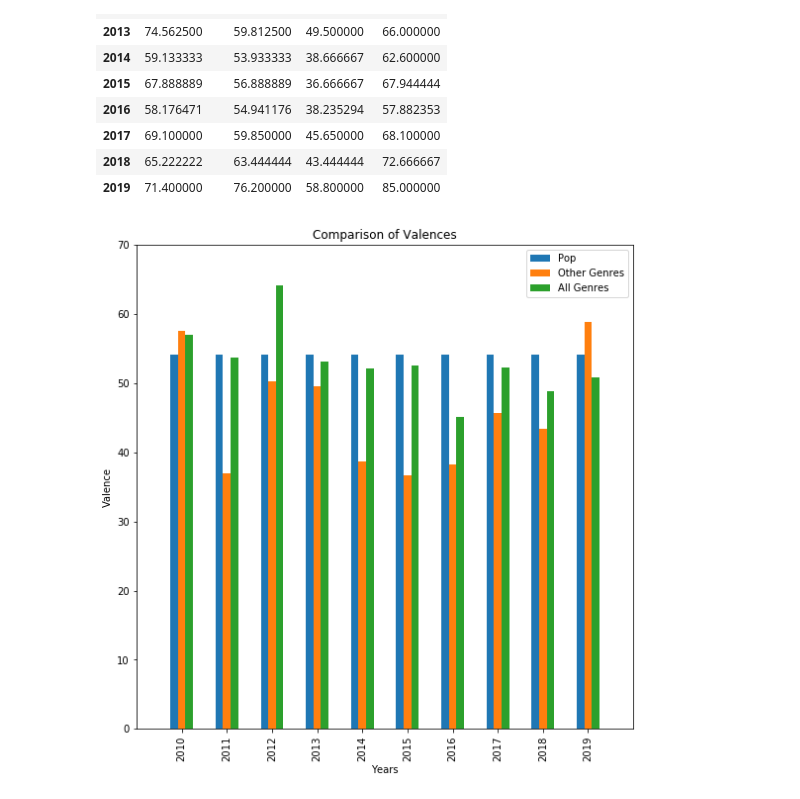
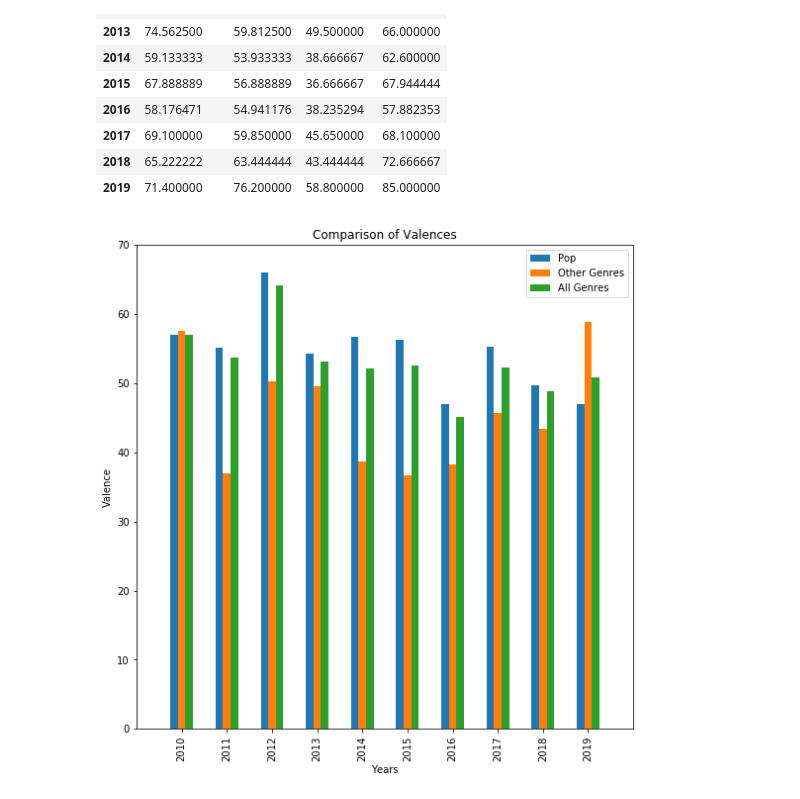
Before and after one commit to Kramer818/Music-Analysis, a Jupyter notebook: Lyndsi_Project1.ipynb, the cells around one changed output. Drawn from its saved outputs; the diff is of its cells as text; code cells hidden in the pictures.

Commit message:
Fixed dataframes to reflect pop averages throughout the years

```diff
--- a/Lyndsi_Project1.ipynb
+++ b/Lyndsi_Project1.ipynb
@@ -50,10 +50,14 @@ music_subset_data_df
 # %%
 #Changed all subgenres of 'pop' to pop
 music_subset_data_df['Top Genre'] = music_subset_data_df['Top Genre'].replace(
-    {"acoustic pop":"pop",
-"art pop":"pop",
-"australian pop":"pop","barbadian pop":"pop","baroque pop":"pop",
-     "canadian pop":"pop","candy pop":"pop","colombian pop":"pop",
-     "dance pop":"pop","danish pop":"pop","electropop":"pop",
-     "folk-pop":"pop","french indie pop":"pop","hip pop":"pop",
-     "indie pop":"pop","moroccan pop":"pop"})
+    {"acoustic pop":"pop","art pop":"pop","australian pop":"pop","barbadian pop":"pop","baroque pop":"pop",
+     "canadian pop":"pop","candy pop":"pop","colombian pop":"pop","dance pop":"pop","danish pop":"pop","electropop":"pop",
+     "folk-pop":"pop","french indie pop":"pop","hip pop":"pop","indie pop":"pop","moroccan pop":"pop",'alaska indie': "other",
+     'alternative r&b': 'r&b', 'atl hip hop': 'hip hop','australian dance': 'other', 'australian hip hop': 'other',
+     'belgian edm': 'other','big room': 'other', 'boy band': 'other', 'british soul': 'other', 'brostep': 'other',
+     'canadian contemporary r&b': 'r&b', 'canadian hip hop': 'hip hop', 'canadian latin': 'other','celtic rock': 'other',
+     'chicago rap': 'other', 'complextro': 'other', 'contemporary country': 'other','detroit hip hop': 'hip hop',
+     'downtempo': 'other', 'edm': 'other', 'electro': 'other', 'electro house': 'other','electronic trap': 'other',
+     'escape room': 'other', 'hip hop': 'hip hop', 'hollywood': 'other', 'house': 'other','irish singer-songwriter': 'other',
+     'latin': 'other', 'metropopolis': 'other', 'neo mellow': 'other','permanent wave': 'other', 'tropical house': 'other'})
+music_subset_data_df
@@ -88,0 +98,7 @@ pop_popularity = genre_indexed.loc["pop", "Popularity"]
+# %%
+just_pop = genre_indexed.drop("hip hop").drop("other").drop("r&b")
+just_pop_df = pd.DataFrame(just_pop)
+just_pop_df_grouped = just_pop_df.groupby('Year')
+just_pop_df_means = just_pop_df_grouped.mean()
+just_pop_means_df = pd.DataFrame(just_pop_df_means)
+just_pop_means_df
@@ -123,10 +152,6 @@ no_pop_means_df
 | 2019 | 71.400000 | 76.200000 | 58.800000 | 85.000000 |
 # %%
 #Defined Variables:
-pval_mean = pop_valence.mean()
-pnrg_mean = pop_energy.mean()
-pdance_mean = pop_danceability.mean()
-
 
 all_valence = avg_music_data_by_year_df["Valence"]
 all_nrg = avg_music_data_by_year_df["Energy"]
@@ -137,17 +162,21 @@ no_pop_val = no_pop_means_df["Valence"]
 no_pop_nrg = no_pop_means_df["Energy"]
 no_pop_dance = no_pop_means_df["Danceability"]
 
+pop_valence = just_pop_means_df["Valence"]
+pop_energy = just_pop_means_df["Energy"]
+pop_danceability = just_pop_means_df["Danceability"]
+
+
 years = [2010,2011,2012,2013,2014,2015,2016,2017,2018,2019]
 # %%
-avg_valence_df = pd.DataFrame({"Pop": pval_mean,"Other Genres":no_pop_val, "All Genres":all_valence}, index=years)
+avg_valence_df = pd.DataFrame({"Pop": pop_valence,"Other Genres":no_pop_val, "All Genres":all_valence}, index=years)
 ax=avg_valence_df.plot.bar(width =.5,figsize=(9,9))
 ax.set_ylabel('Valence')
 ax.set_xlabel('Years')
 ax.set_title('Comparison of Valences')
-
 plt.ylim(0,70)
 plt.xlim(-1,10)
 plt.savefig("ValenceCompare.png")
 # %% [output]
-[figure, old version]
+[figure, new version]
 # %%
```
Also changed, not shown: parts of 6 cells of this notebook.
